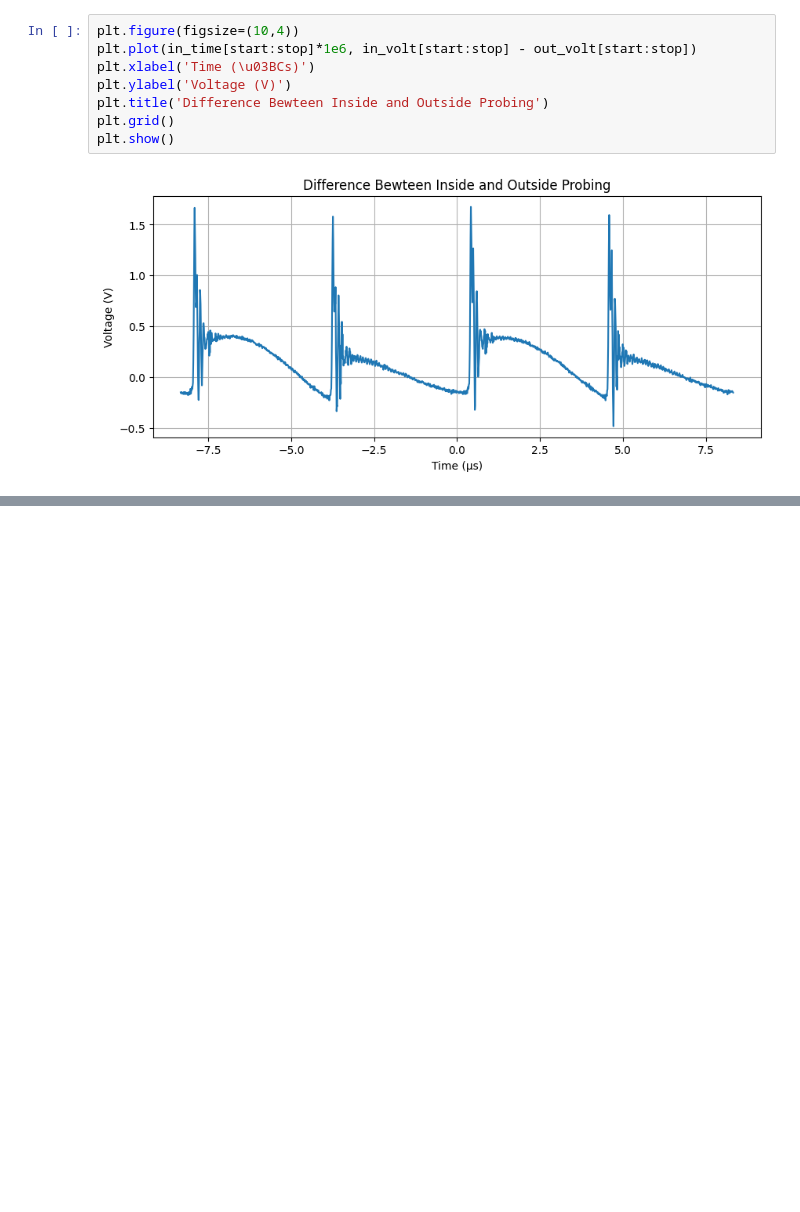
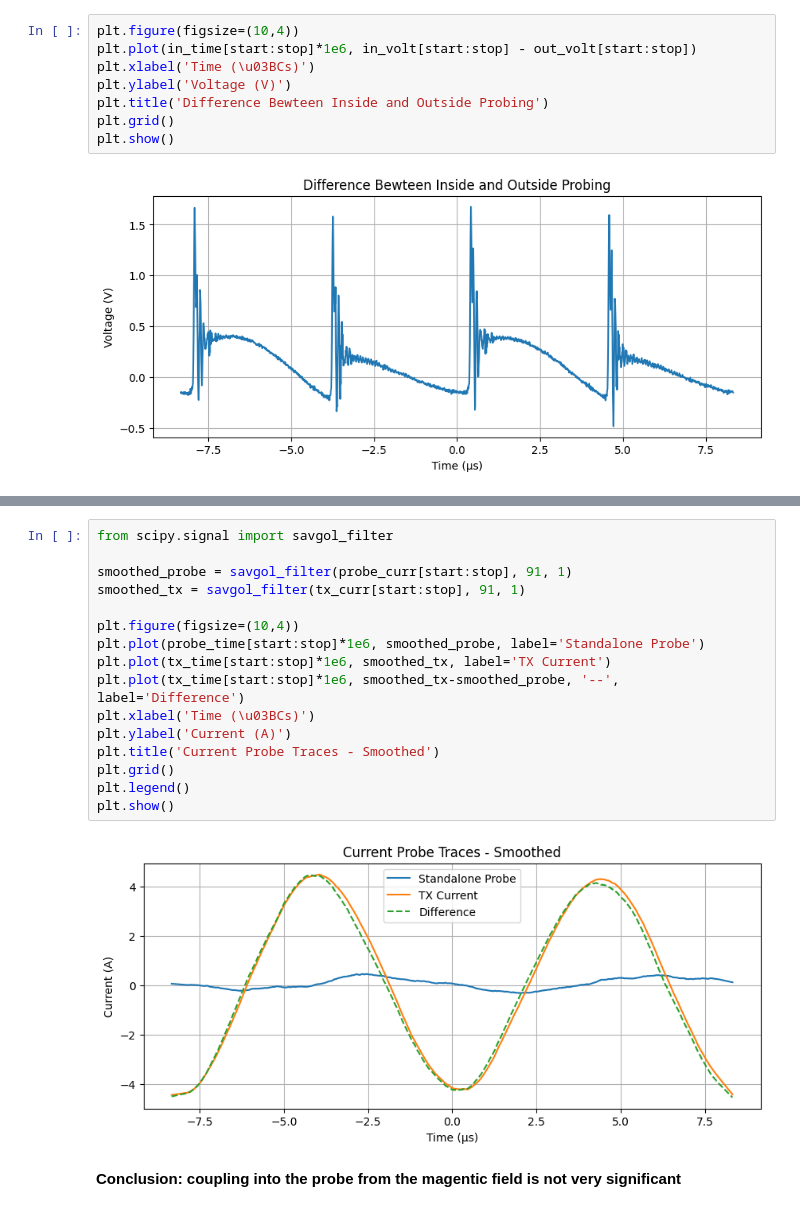
Before and after one commit to davisgtoth/Wireless-Drone-Data-Analysis, a Jupyter notebook: analysis.ipynb, the cells around one changed output, grey strips where cells are left out. Saved outputs shown, nothing was run; the diff lists cells and outputs as text; blank space fills up the shorter version.

```diff
--- a/analysis.ipynb
+++ b/analysis.ipynb
@@ -993,0 +1022,20 @@ RX Frequency:          240.05 kHz
+# %%
+from scipy.signal import savgol_filter
+
+smoothed_probe = savgol_filter(probe_curr[start:stop], 91, 1)
+smoothed_tx = savgol_filter(tx_curr[start:stop], 91, 1)
+
+plt.figure(figsize=(10,4))
+plt.plot(probe_time[start:stop]*1e6, smoothed_probe, label='Standalone Probe')
+plt.plot(tx_time[start:stop]*1e6, smoothed_tx, label='TX Current')
+plt.plot(tx_time[start:stop]*1e6, smoothed_tx-smoothed_probe, '--', label='Difference')
+plt.xlabel('Time (\u03BCs)')
+plt.ylabel('Current (A)')
+plt.title('Current Probe Traces - Smoothed')
+plt.grid()
+plt.legend()
+plt.show()
+# %% [output]
+[figure, added]
+# %% [markdown]
+**Conclusion: coupling into the probe from the magentic field is not very significant**
```
Also changed, not shown: parts of 8 cells of this notebook, 16 other files.
